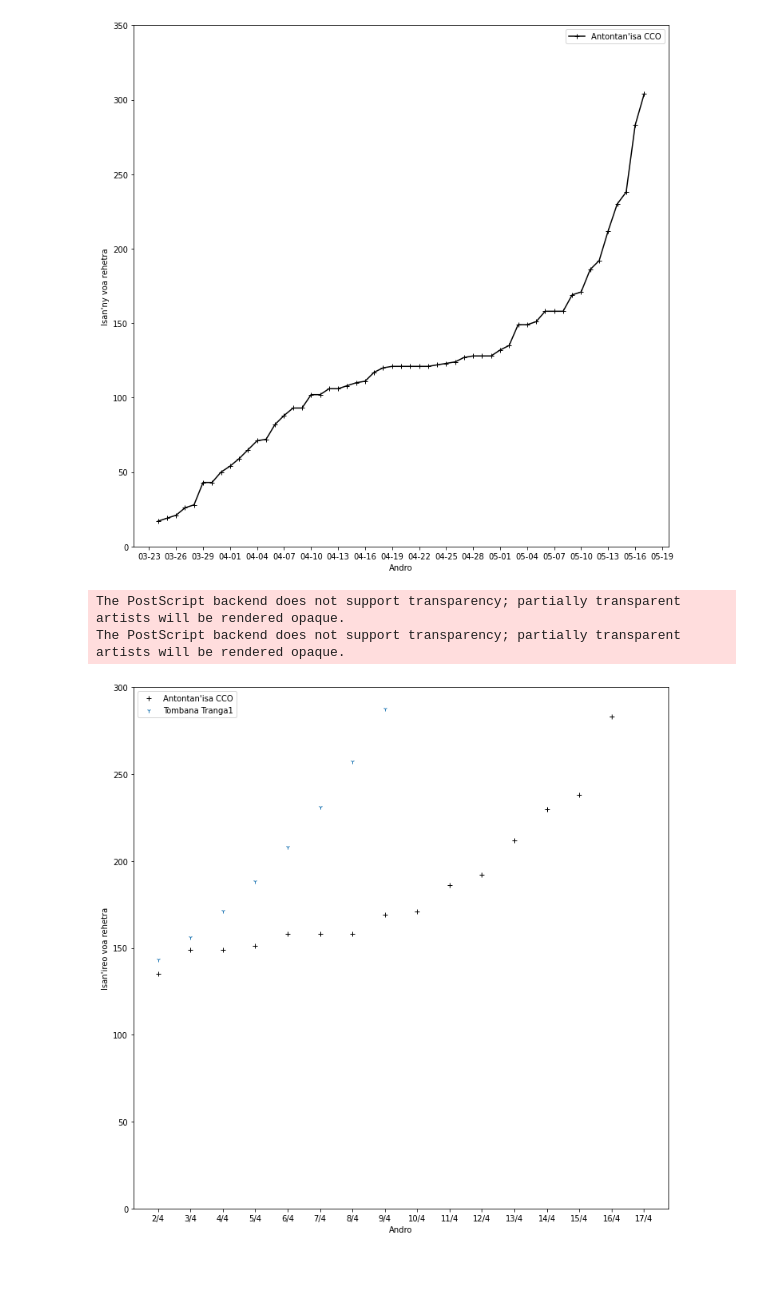
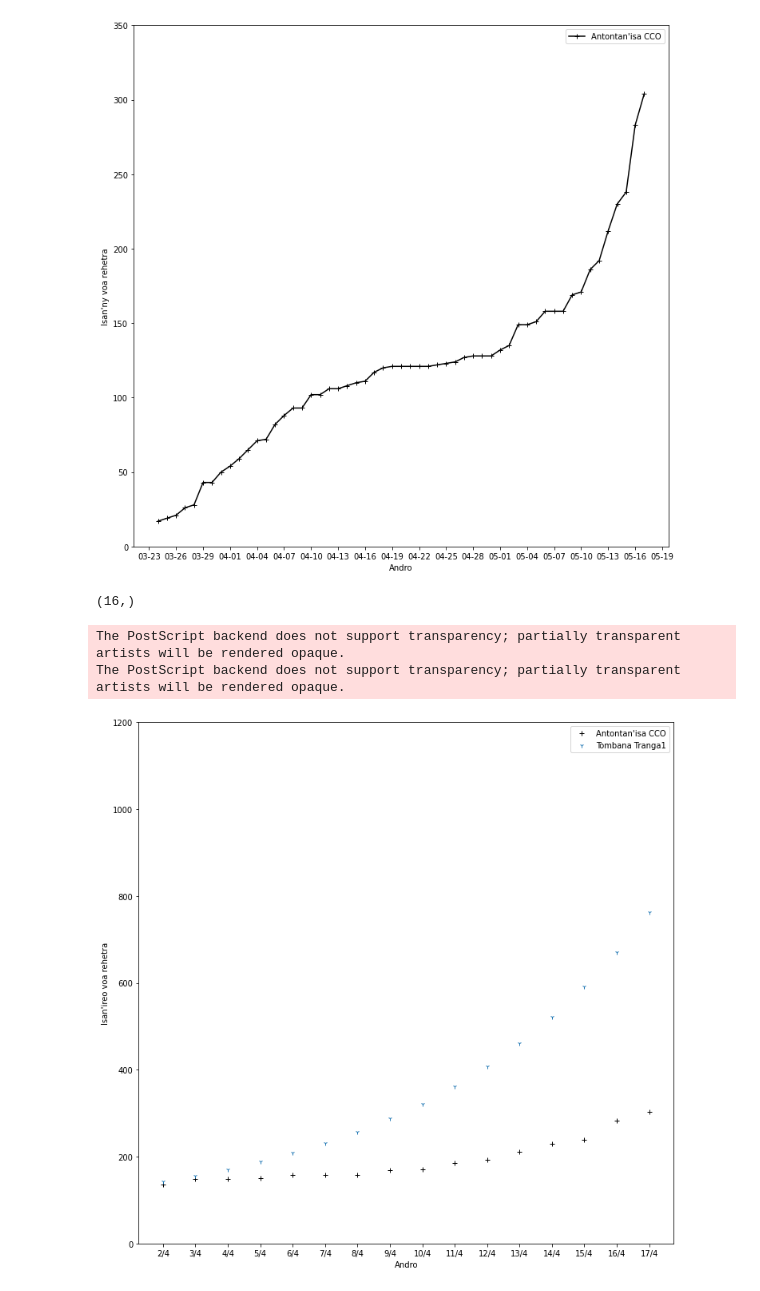
Before and after one commit to herysedra/covid19-mankaiza-clone, a Jupyter notebook: scripts/paper/simple_blocks/sir_vmiv.ipynb, the cells around one changed output. Drawn from its saved outputs; the diff is of its cells as text; code cells hidden in the pictures.

```diff
--- a/scripts/paper/simple_blocks/sir_vmiv.ipynb
+++ b/scripts/paper/simple_blocks/sir_vmiv.ipynb
@@ -238,9 +242,13 @@ plt.show()
 The PostScript backend does not support transparency; partially transparent artists will be rendered opaque.
 The PostScript backend does not support transparency; partially transparent artists will be rendered opaque.
 [figure]
+# %%
+tilyvoamdg.loc[voal:fara, 'Voareh tvm'].shape
+# %% [output]
+(16,)
 # %%
-date_data_begin = datetime.date(2020,5,2)
-date_data_end = datetime.date(2020,5,17)
+voal = datetime.date(2020,5,2)
+fara = datetime.date(2020,5,17)
 
 NT = 4e6
 
@@ -279,7 +287,7 @@ formatf_date = lambda date_py: '{}/{}'.format(date_py.day, date_py.month)
 daty_lst = []
 
 
-for el in range((date_data_end - date_data_begin).days + 1):
+for el in range((fara - voal).days + 1):
   daty_lav =  daty_lav + datetime.timedelta(days = 1)
   daty = formatf_date(daty_lav)
   daty_lst.append(daty)
@@ -287,33 +295,33 @@ for el in range((date_data_end - date_data_begin).days + 1):
   IvT = (lc/NT)*ST*IT
   ST = ST - (lc/NT)*IT
   IT = IT + IvT - mc*IT
   ItotT = ItotT + IvT
 
   ItotT_lst.append(round(ItotT, 2))
   IvT_lst.append(round(IvT, 2))
 
   IvT3 = (l3/NT)*ST3*IT3
   ST3 = ST3 - (l3/NT)*IT3
   IT3 = IT3 + IvT3 - m3*IT3
   ItotT3 = ItotT3 + IvT3
 
   ItotT3_lst.append(round(ItotT3, 2))
   IvT3_lst.append(round(IvT3, 2))
 
 
 fig, ax = plt.subplots(figsize=(12, 12))
 
-ax.plot(daty_lst, tilyvoamdg.loc[date_data_begin:date_data_end, 'Voareh tvm'], marker ="+",ls = 'None', color='black',label="Antontan'isa CCO")
+ax.plot(daty_lst, tilyvoamdg.loc[voal:fara, 'Voareh tvm'], marker ="+",ls = 'None', color='black',label="Antontan'isa CCO")
 ax.plot(daty_lst,ItotT_lst, "1", ls = 'None', label='Tombana Tranga1')
 ax.set(xlabel = 'Andro', ylabel = "Isan'ireo voa rehetra")
 ax.legend(loc= 'best')
 
-plt.ylim(0,300)
+plt.ylim(0,1200)
 
 plt.savefig(path_to_save+'mey15SIRmiv.eps')
 
 plt.show()
 # %% [output]
 The PostScript backend does not support transparency; partially transparent artists will be rendered opaque.
 The PostScript backend does not support transparency; partially transparent artists will be rendered opaque.
-[figure, old version]
+[figure, new version]
```
Also changed, not shown: parts of 4 cells of this notebook.
